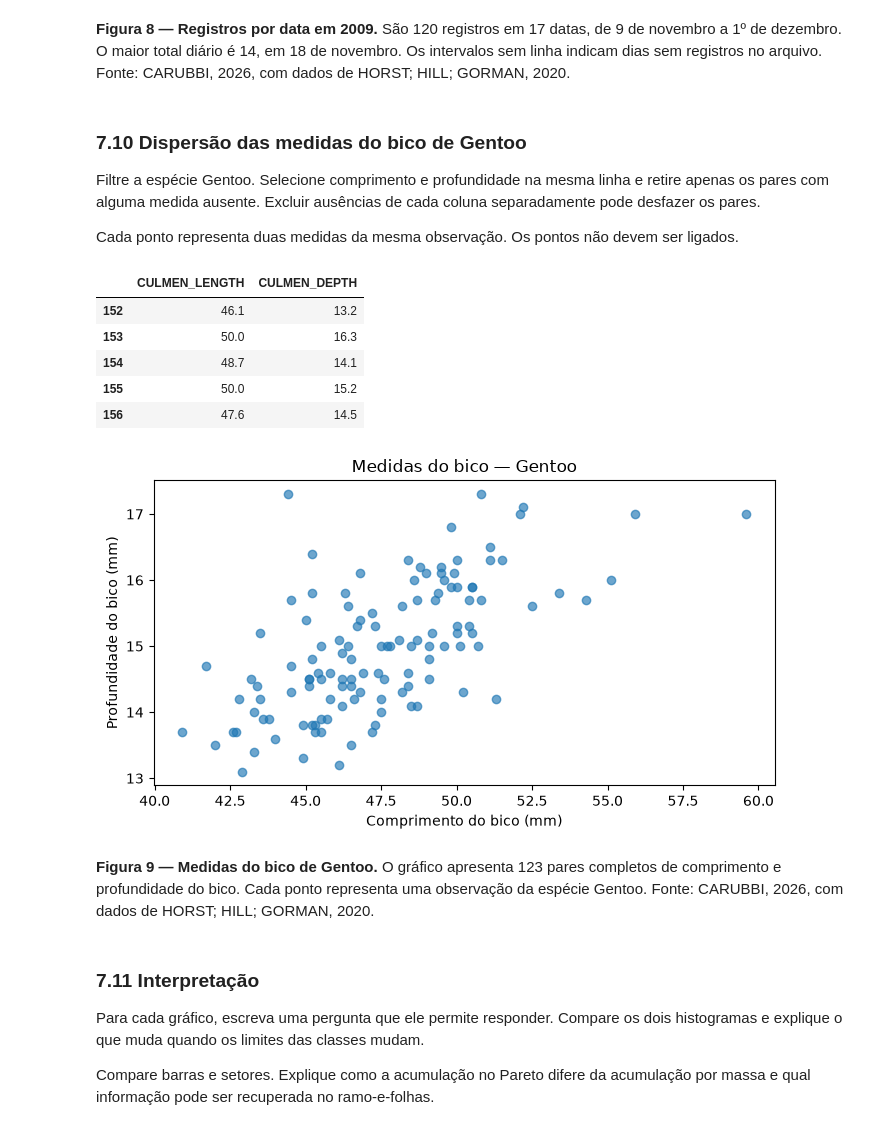
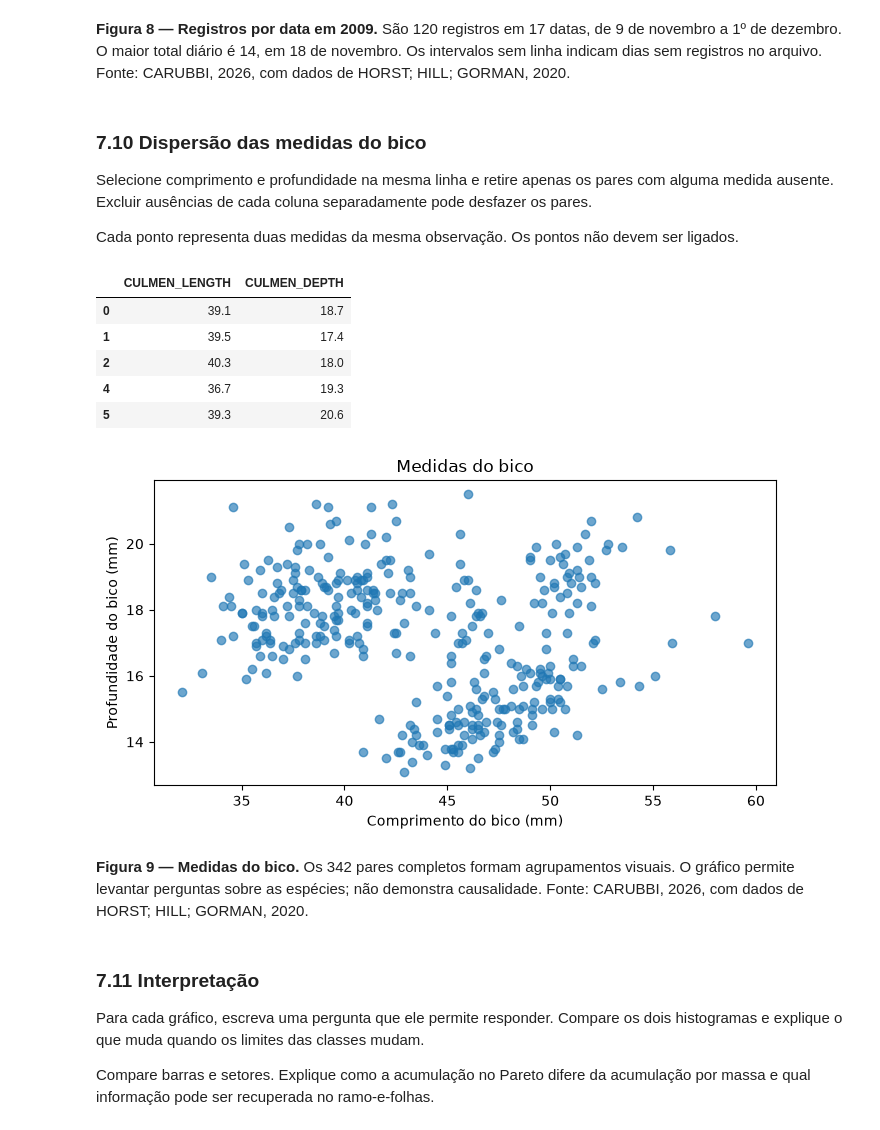
Before and after one commit to carubbi/MQ, a Jupyter notebook: notebooks/resolvidos/u1_a06.ipynb, the cells around one changed output. Drawn from its saved outputs; the diff is of its cells as text; code cells hidden in the pictures.

Commit message:
Restaura dispersão com todas as espécies na aula 6

```diff
--- a/notebooks/resolvidos/u1_a06.ipynb
+++ b/notebooks/resolvidos/u1_a06.ipynb
@@ -664,37 +664,35 @@ plt.show()
 # %% [markdown]
 **Figura 8 — Registros por data em 2009.** São 120 registros em 17 datas, de 9 de novembro a 1º de dezembro. O maior total diário é 14, em 18 de novembro. Os intervalos sem linha indicam dias sem registros no arquivo. Fonte: CARUBBI, 2026, com dados de HORST; HILL; GORMAN, 2020.
 # %% [markdown]
-### 7.10 Dispersão das medidas do bico de Gentoo
+### 7.10 Dispersão das medidas do bico
 
-Filtre a espécie Gentoo. Selecione comprimento e profundidade na mesma linha e retire apenas os pares com alguma medida ausente. Excluir ausências de cada coluna separadamente pode desfazer os pares.
+Selecione comprimento e profundidade na mesma linha e retire apenas os pares com alguma medida ausente. Excluir ausências de cada coluna separadamente pode desfazer os pares.
 
 Cada ponto representa duas medidas da mesma observação. Os pontos não devem ser ligados.
 # %%
-# Selecionar a espécie Gentoo
-pares = df[df['SPECIES'] == 'Gentoo']
-# Manter os pares com as duas medidas preenchidas
-pares = pares[['CULMEN_LENGTH', 'CULMEN_DEPTH']].dropna()
+# Selecionar pares com as duas medidas preenchidas
+pares = df[['CULMEN_LENGTH', 'CULMEN_DEPTH']].dropna()
 pares.head()
 # %% [output]
 |  | CULMEN_LENGTH | CULMEN_DEPTH |
-| 152 | 46.1 | 13.2 |
-| 153 | 50.0 | 16.3 |
-| 154 | 48.7 | 14.1 |
-| 155 | 50.0 | 15.2 |
-| 156 | 47.6 | 14.5 |
+| 0 | 39.1 | 18.7 |
+| 1 | 39.5 | 17.4 |
+| 2 | 40.3 | 18.0 |
+| 4 | 36.7 | 19.3 |
+| 5 | 39.3 | 20.6 |
 # %%
 # Representar os pares de medidas do bico
 plt.figure(figsize=(7, 4))
 plt.scatter(pares['CULMEN_LENGTH'], pares['CULMEN_DEPTH'], alpha=0.65)
-plt.title('Medidas do bico — Gentoo')
+plt.title('Medidas do bico')
 plt.xlabel('Comprimento do bico (mm)')
 plt.ylabel('Profundidade do bico (mm)')
 plt.tight_layout()
 plt.show()
 # %% [output]
-[figure, old version]
+[figure, new version]
 # %% [markdown]
-**Figura 9 — Medidas do bico de Gentoo.** O gráfico apresenta 123 pares completos de comprimento e profundidade do bico. Cada ponto representa uma observação da espécie Gentoo. Fonte: CARUBBI, 2026, com dados de HORST; HILL; GORMAN, 2020.
+**Figura 9 — Medidas do bico.** Os 342 pares completos formam agrupamentos visuais. O gráfico permite levantar perguntas sobre as espécies; não demonstra causalidade. Fonte: CARUBBI, 2026, com dados de HORST; HILL; GORMAN, 2020.
 # %% [markdown]
 ### 7.11 Interpretação
 
```
Also changed, not shown: 1 other file.
